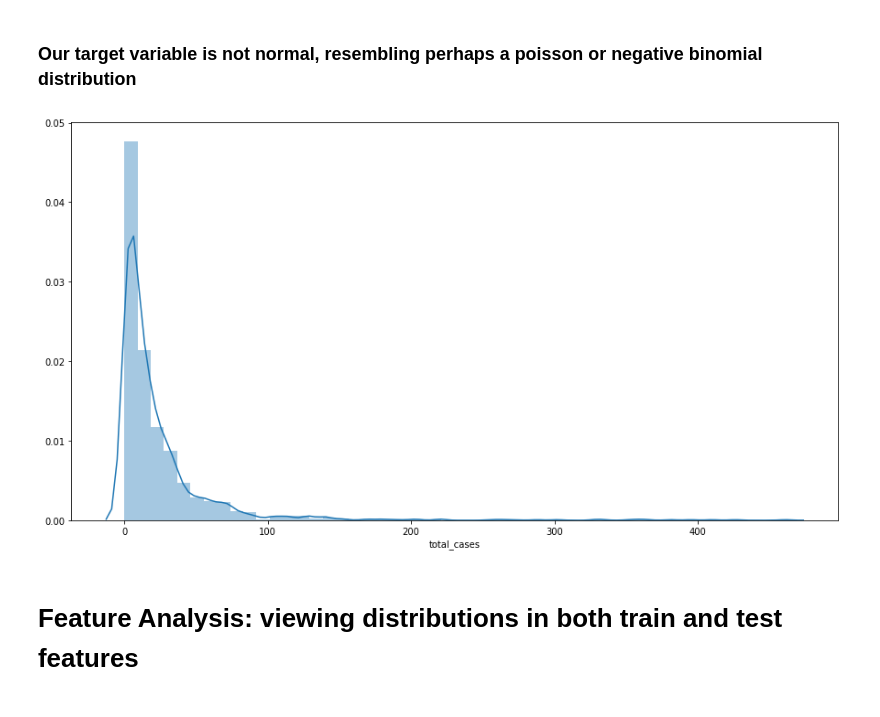
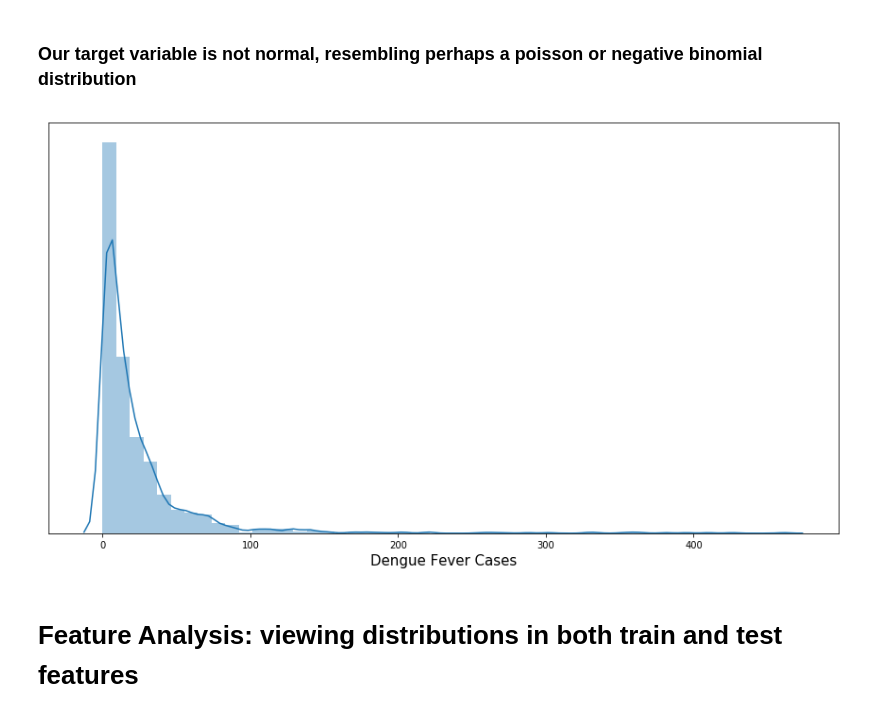
Before and after one commit to conditg/deng-ai, a Jupyter notebook: eda.ipynb, the cells around one changed output. Drawn from its saved outputs; the diff is of its cells as text; code cells hidden in the pictures.

```diff
--- a/eda.ipynb
+++ b/eda.ipynb
@@ -68,10 +70,12 @@ testfeats.groupby('city')[['year','weekofyear']].agg('count')
 # %%
 #outcome variable
 plt.figure(figsize=[15,8])
 sns.distplot(rawlabels.total_cases, bins=50)
+plt.yticks([])
+plt.xlabel('Dengue Fever Cases', size=15)
 plt.show()
 # %% [output]
-[figure, old version]
+[figure, new version]
 # %% [markdown]
 # Feature Analysis: viewing distributions in both train and test features
 # %% [markdown]
```
Also changed, not shown: parts of 14 cells of this notebook, 2 other files.
